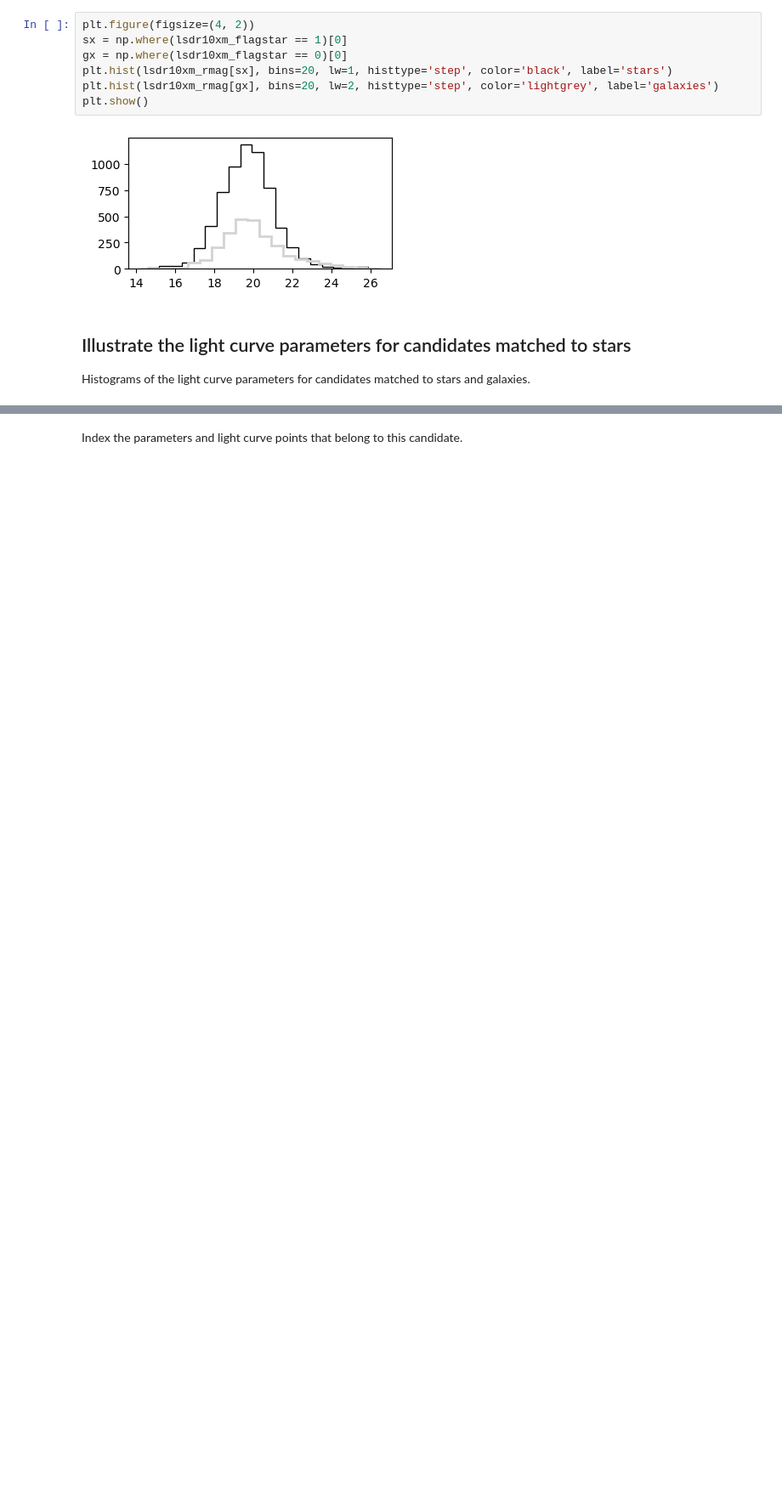
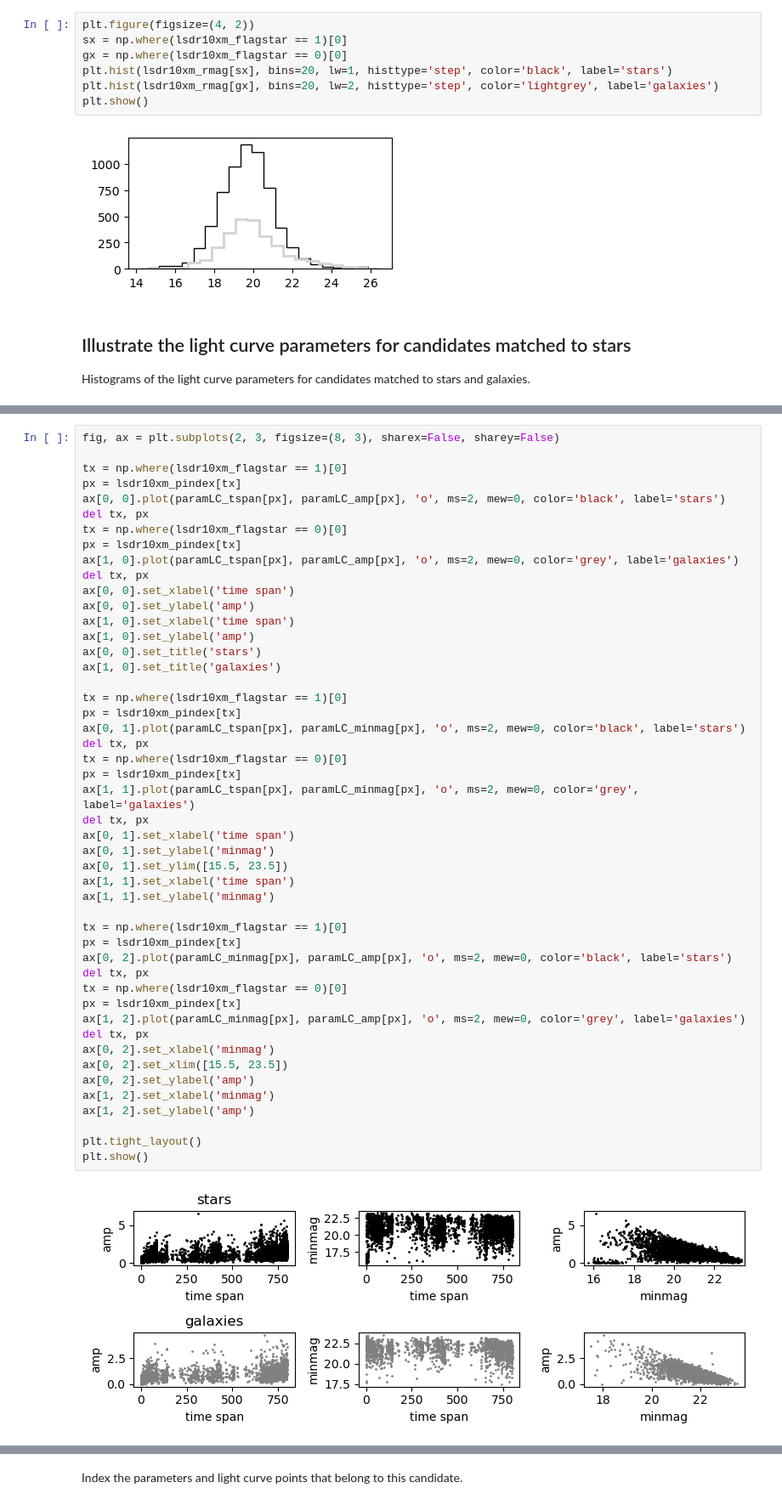
Before and after one commit to MelissaGraham/decam_ddf_tools, a Jupyter notebook: transients_science/stars/1_explore_stars.ipynb, the cells around one changed output, grey strips where cells are left out. Shown at 85% size. Drawn from its saved outputs; the diff is of its cells as text; blank space fills up the shorter version.

```diff
--- a/transients_science/stars/1_explore_stars.ipynb
+++ b/transients_science/stars/1_explore_stars.ipynb
@@ -252 +213,51 @@ del tx, px
+# %%
+fig, ax = plt.subplots(2, 3, figsize=(8, 3), sharex=False, sharey=False)
+
+tx = np.where(lsdr10xm_flagstar == 1)[0]
+px = lsdr10xm_pindex[tx]
+ax[0, 0].plot(paramLC_tspan[px], paramLC_amp[px], 'o', ms=2, mew=0, color='black', label='stars')
+del tx, px
+tx = np.where(lsdr10xm_flagstar == 0)[0]
+px = lsdr10xm_pindex[tx]
+ax[1, 0].plot(paramLC_tspan[px], paramLC_amp[px], 'o', ms=2, mew=0, color='grey', label='galaxies')
+del tx, px
+ax[0, 0].set_xlabel('time span')
+ax[0, 0].set_ylabel('amp')
+ax[1, 0].set_xlabel('time span')
+ax[1, 0].set_ylabel('amp')
+ax[0, 0].set_title('stars')
+ax[1, 0].set_title('galaxies')
+
+tx = np.where(lsdr10xm_flagstar == 1)[0]
+px = lsdr10xm_pindex[tx]
+ax[0, 1].plot(paramLC_tspan[px], paramLC_minmag[px], 'o', ms=2, mew=0, color='black', label='stars')
+del tx, px
+tx = np.where(lsdr10xm_flagstar == 0)[0]
+px = lsdr10xm_pindex[tx]
+ax[1, 1].plot(paramLC_tspan[px], paramLC_minmag[px], 'o', ms=2, mew=0, color='grey', label='galaxies')
+del tx, px
+ax[0, 1].set_xlabel('time span')
+ax[0, 1].set_ylabel('minmag')
+ax[0, 1].set_ylim([15.5, 23.5])
+ax[1, 1].set_xlabel('time span')
+ax[1, 1].set_ylabel('minmag')
+
+tx = np.where(lsdr10xm_flagstar == 1)[0]
+px = lsdr10xm_pindex[tx]
+ax[0, 2].plot(paramLC_minmag[px], paramLC_amp[px], 'o', ms=2, mew=0, color='black', label='stars')
+del tx, px
+tx = np.where(lsdr10xm_flagstar == 0)[0]
+px = lsdr10xm_pindex[tx]
+ax[1, 2].plot(paramLC_minmag[px], paramLC_amp[px], 'o', ms=2, mew=0, color='grey', label='galaxies')
+del tx, px
+ax[0, 2].set_xlabel('minmag')
+ax[0, 2].set_xlim([15.5, 23.5])
+ax[0, 2].set_ylabel('amp')
+ax[1, 2].set_xlabel('minmag')
+ax[1, 2].set_ylabel('amp')
+
+plt.tight_layout()
+plt.show()
+# %% [output]
+[figure, added]
 # %% [markdown]
```
Also changed, not shown: parts of 55 cells of this notebook, 1 other file.
